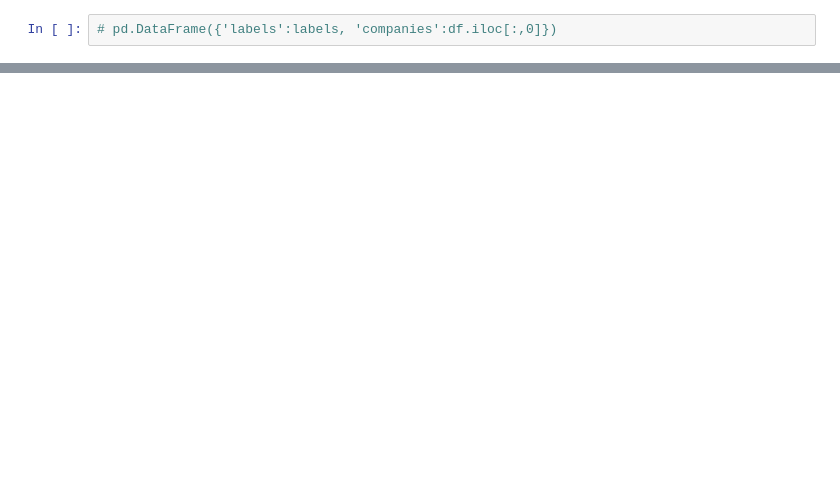
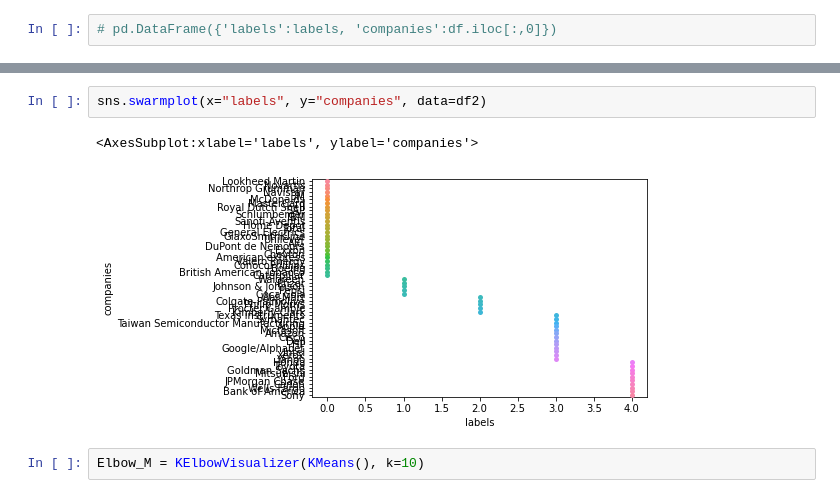
Before and after one commit to andishehtavakoli/stock_movement_clustring, a Jupyter notebook: stock_movement_clustring.ipynb, the cells around one changed output, grey strips where cells are left out. Drawn from its saved outputs; the diff is of its cells as text; blank space fills up the shorter version.

```diff
--- a/stock_movement_clustring.ipynb
+++ b/stock_movement_clustring.ipynb
@@ -237,0 +299,7 @@ print(inertia)
+# %%
+sns.swarmplot(x="labels", y="companies", data=df2)
+# %% [output]
+<AxesSubplot:xlabel='labels', ylabel='companies'>
+[figure, added]
+# %%
+Elbow_M = KElbowVisualizer(KMeans(), k=10)
```
Also changed, not shown: parts of 22 cells of this notebook.
